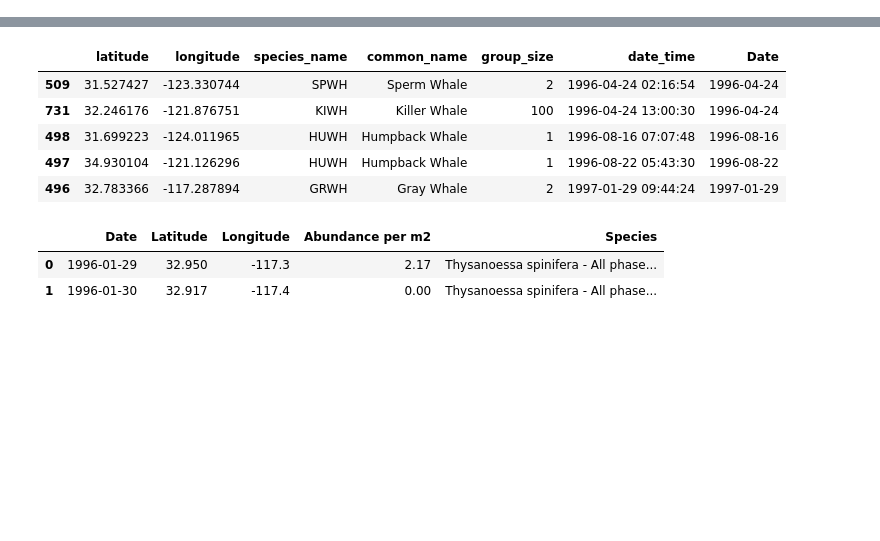
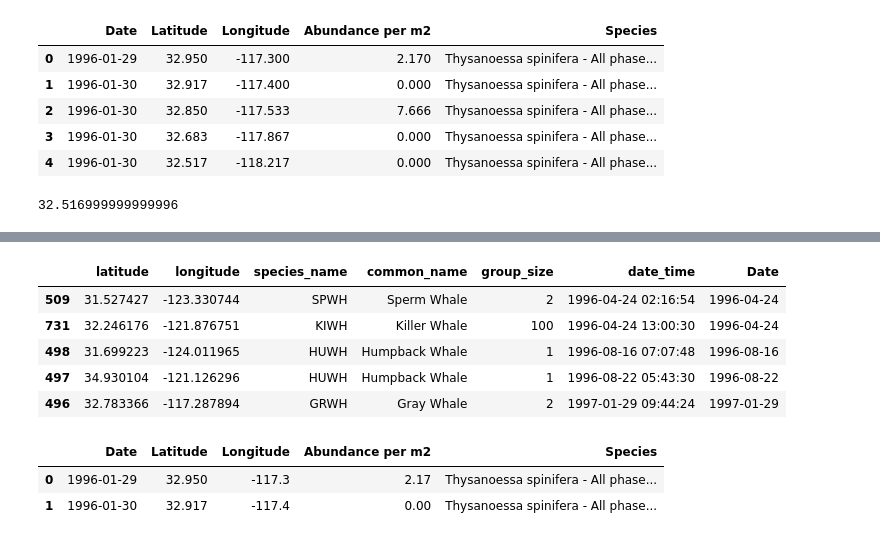
Before and after one commit to ChristianTaruc/CalCOFI-Hackathon, a Jupyter notebook: Data_editing.ipynb, the cells around one changed output, grey strips where cells are left out. Saved outputs shown, nothing was run; the diff lists cells and outputs as text; code cells hidden in the pictures; blank space fills up the shorter version.

Commit message:
krill works!

```diff
--- a/Data_editing.ipynb
+++ b/Data_editing.ipynb
@@ -2,0 +5,14 @@ import pandas as pd
+# %%
+krill = pd.read_csv('krill_data3.csv')
+krill.head()
+# %% [output]
+|  | Date | Latitude | Longitude | Abundance per m2 | Species |
+| 0 | 1996-01-29 | 32.950 | -117.300 | 2.170 | Thysanoessa spinifera - All phase... |
+| 1 | 1996-01-30 | 32.917 | -117.400 | 0.000 | Thysanoessa spinifera - All phase... |
+| 2 | 1996-01-30 | 32.850 | -117.533 | 7.666 | Thysanoessa spinifera - All phase... |
+| 3 | 1996-01-30 | 32.683 | -117.867 | 0.000 | Thysanoessa spinifera - All phase... |
+| 4 | 1996-01-30 | 32.517 | -118.217 | 0.000 | Thysanoessa spinifera - All phase... |
+# %%
+krill['Latitude'][4]
+# %% [output]
+32.516999999999996
```
Also changed, not shown: parts of 8 cells of this notebook, 3 other files.
